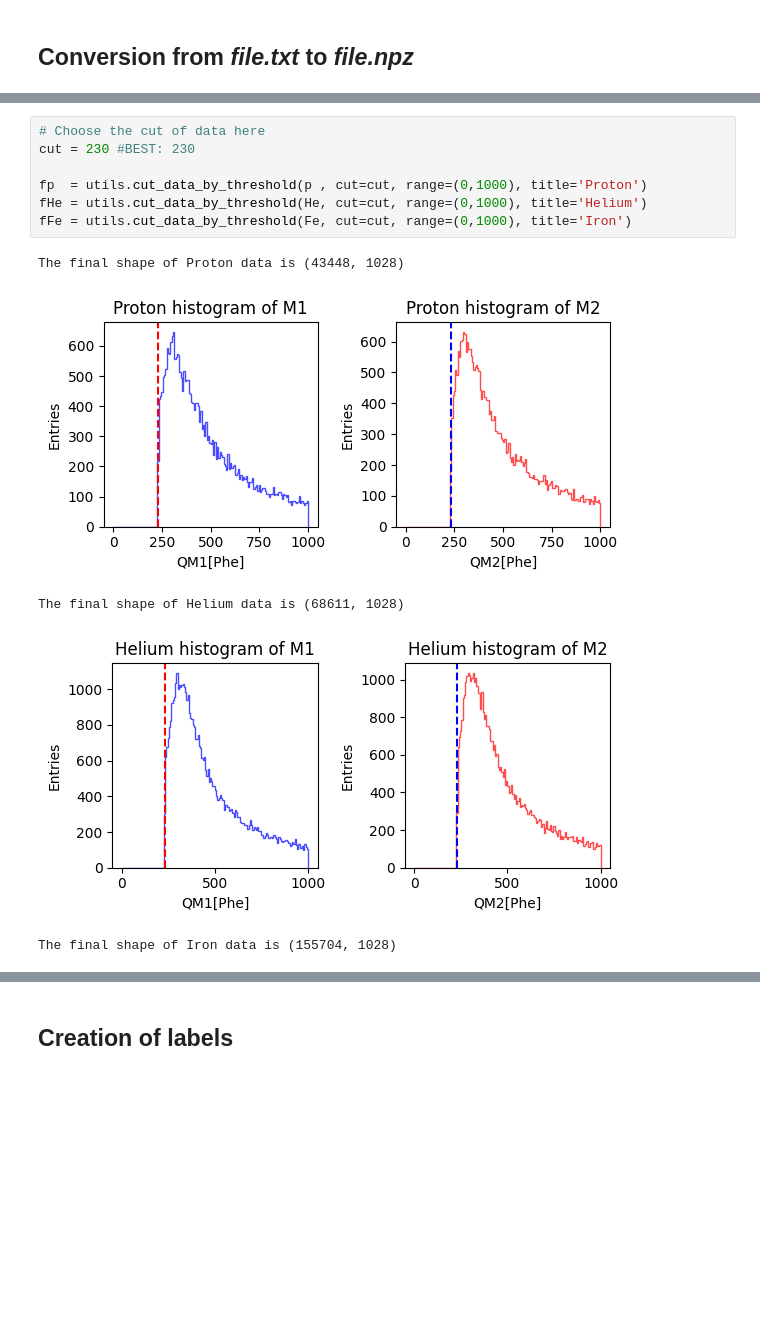
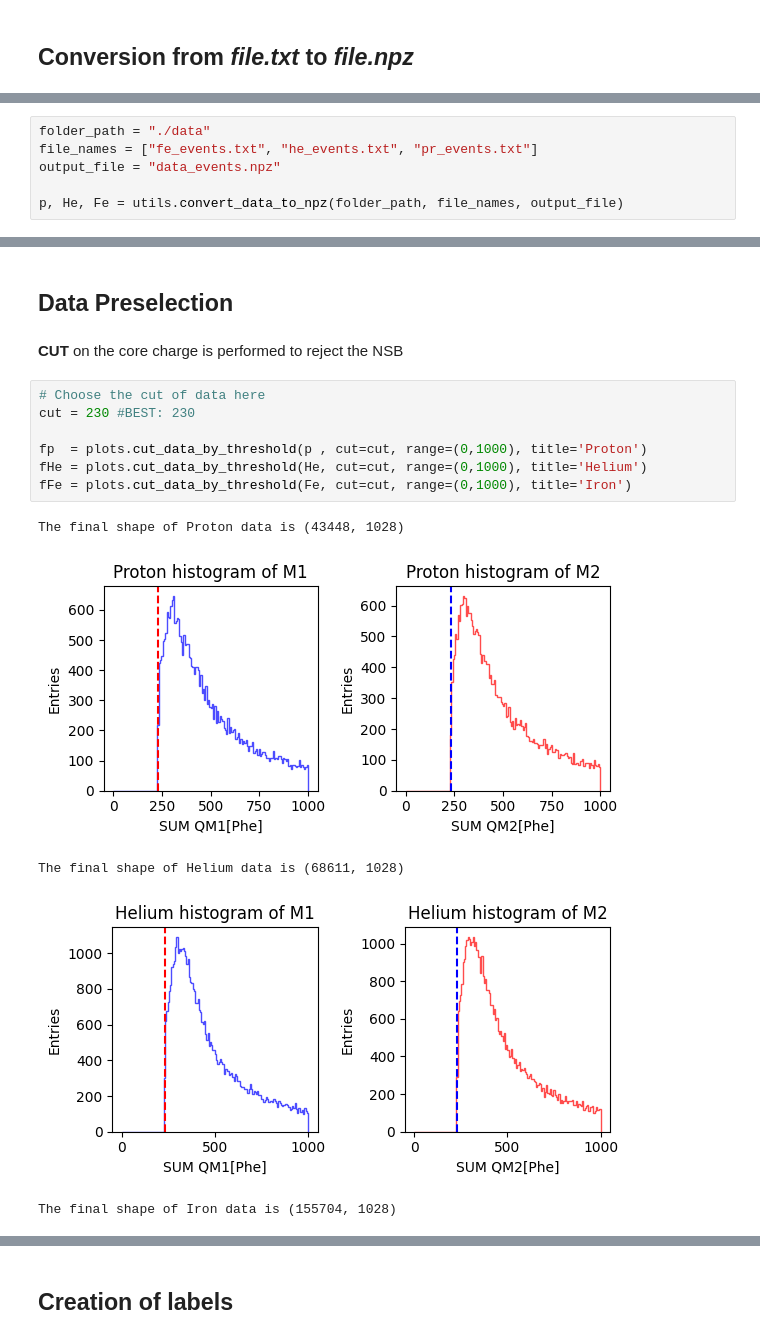
Before and after one commit to LorenzoValente3/Iron-Classifier, a Jupyter notebook: internship.ipynb, the cells around one changed output, grey strips where cells are left out. Drawn from its saved outputs; the diff is of its cells as text; blank space fills up the shorter version.

```diff
--- a/internship.ipynb
+++ b/internship.ipynb
@@ -96,0 +40,6 @@ The proton file has a shape of (104172, 1028)
+# %%
+folder_path = "./data"
+file_names = ["fe_events.txt", "he_events.txt", "pr_events.txt"]
+output_file = "data_events.npz"
+
+p, He, Fe = utils.convert_data_to_npz(folder_path, file_names, output_file)
@@ -116,13 +78,17 @@ The M2 array is [ 369.24988  219.4687   147.75    ...  609.125    360.7811  1024
+# %% [markdown]
+## Data Preselection
+# %% [markdown]
+**CUT** on the core charge is performed to reject the NSB
 # %%
 # Choose the cut of data here
 cut = 230 #BEST: 230
 
-fp  = utils.cut_data_by_threshold(p , cut=cut, range=(0,1000), title='Proton')
-fHe = utils.cut_data_by_threshold(He, cut=cut, range=(0,1000), title='Helium')
-fFe = utils.cut_data_by_threshold(Fe, cut=cut, range=(0,1000), title='Iron')
+fp  = plots.cut_data_by_threshold(p , cut=cut, range=(0,1000), title='Proton')
+fHe = plots.cut_data_by_threshold(He, cut=cut, range=(0,1000), title='Helium')
+fFe = plots.cut_data_by_threshold(Fe, cut=cut, range=(0,1000), title='Iron')
 # %% [output]
 The final shape of Proton data is (43448, 1028)
-[figure, old version]
+[figure, new version]
 The final shape of Helium data is (68611, 1028)
-[figure, old version]
+[figure, new version]
 The final shape of Iron data is (155704, 1028)
```
Also changed, not shown: parts of 40 cells of this notebook, 17 other files.
